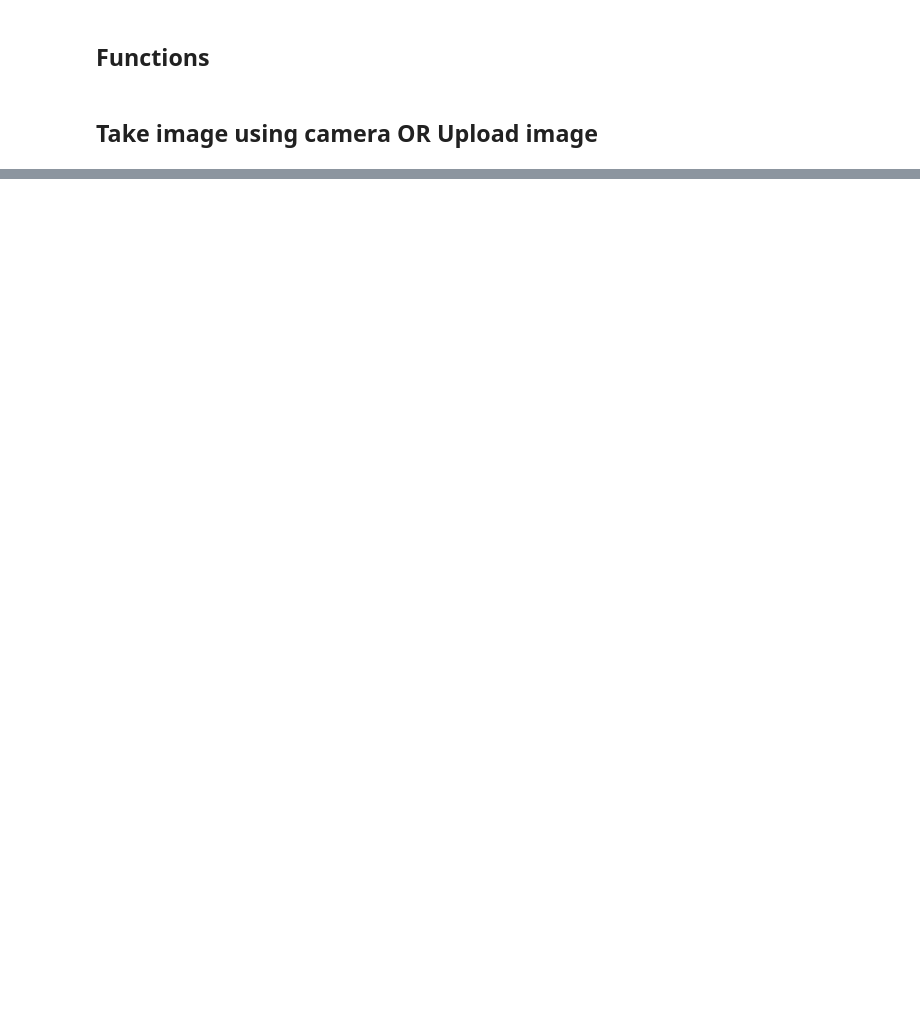
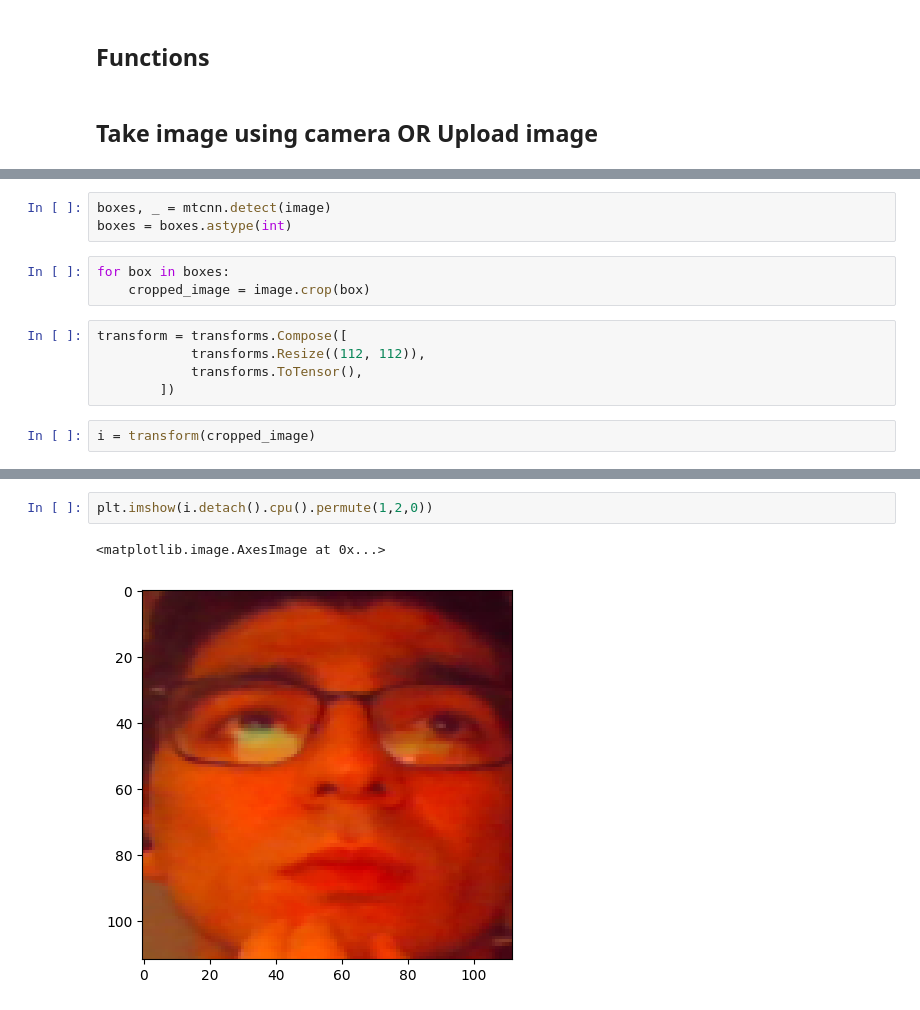
Before and after one commit to IoannisDem/small_face_recognition_trcking, a Jupyter notebook: notebooks/finetuing-models.ipynb, the cells around one changed output, grey strips where cells are left out. Drawn from its saved outputs; the diff is of its cells as text; blank space fills up the shorter version.

```diff
--- a/notebooks/finetuing-models.ipynb
+++ b/notebooks/finetuing-models.ipynb
@@ -27,0 +65,13 @@ Photo taken!
+# %%
+boxes, _ = mtcnn.detect(image)
+boxes = boxes.astype(int)
+# %%
+for box in boxes:
+    cropped_image = image.crop(box)
+# %%
+transform = transforms.Compose([
+            transforms.Resize((112, 112)),
+            transforms.ToTensor(),
+        ])
+# %%
+i = transform(cropped_image)
@@ -27,0 +82,5 @@ Photo taken!
+# %%
+plt.imshow(i.detach().cpu().permute(1,2,0))
+# %% [output]
+<matplotlib.image.AxesImage at 0x...>
+[figure, added]
```
Also changed, not shown: parts of 10 cells of this notebook, 1 other file.
